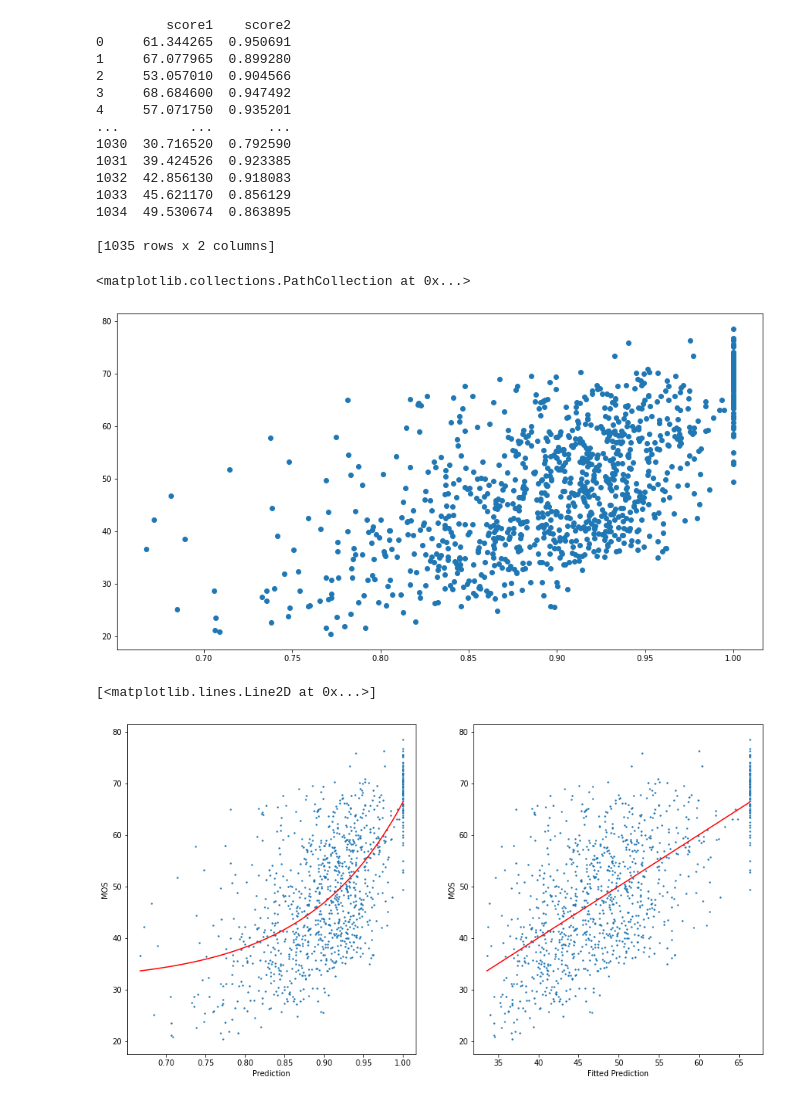
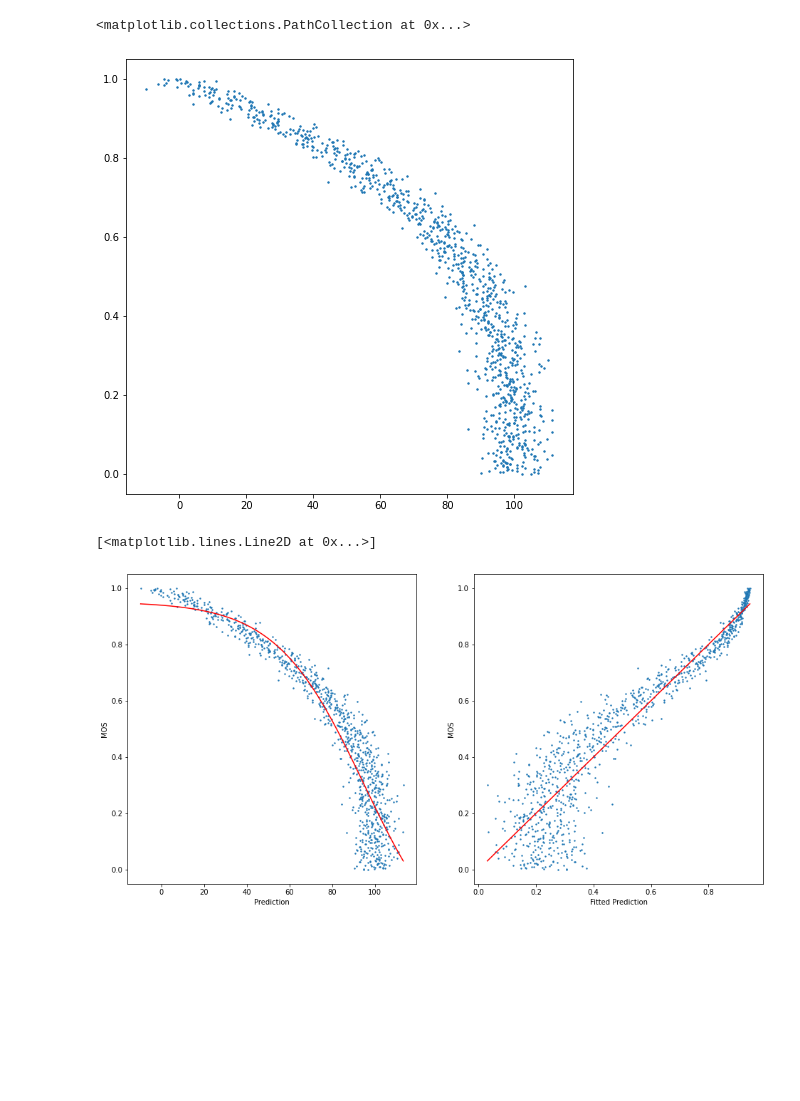
Before and after one commit to nithincbabu7/non-lin-fit-python, a Jupyter notebook: Demo.ipynb, the cells around one changed output. Saved outputs shown, nothing was run; the diff lists cells and outputs as text; code cells hidden in the pictures; blank space fills up the shorter version.

Commit message:
Changed to generated non-linear scores

```diff
--- a/Demo.ipynb
+++ b/Demo.ipynb
@@ -5,34 +5,15 @@ import matplotlib.pyplot as plt
 
 from analysis import NonLinearFit
-# %%
-import matplotlib
-matplotlib.rcParams['figure.figsize'] = [15, 8]
-# %%
-df = pd.read_csv('scores.csv', index_col=0)
-print(df)
-# %% [output]
-         score1    score2
-0     61.344265  0.950691
-1     67.077965  0.899280
-2     53.057010  0.904566
-3     68.684600  0.947492
-4     57.071750  0.935201
-...         ...       ...
-1030  30.716520  0.792590
-1031  39.424526  0.923385
-1032  42.856130  0.918083
-1033  45.621170  0.856129
-1034  49.530674  0.863895
-
-[1035 rows x 2 columns]
 # %%
-score1 = np.array(df['score1'], dtype=np.float32)
-score2 = np.array(df['score2'], dtype=np.float32)
+score1 = np.linspace(0, 1, 1000)
+score2 = 100*(1-score1**3) + 5*np.random.randn(1000)
+# score2 = np.clip(100*(score1**3) + 2*np.random.randn(1000), 0, 100)
 
-plt.scatter(score2, score1)
+matplotlib.rcParams['figure.figsize'] = [8, 8]
+plt.scatter(score2, score1, s=2)
 # %% [output]
 <matplotlib.collections.PathCollection at 0x...>
-[figure, old version]
+[figure, new version]
 # %%
 nlinfit = NonLinearFit(score1, score2)
 fitted_score = nlinfit.transform(score2)
@@ -40,6 +21,7 @@ fitted_score = nlinfit.transform(score2)
 x_lin = np.linspace(np.min(score2), np.max(score2), 1000)
 y_lin = nlinfit.transform(x_lin)
 
+matplotlib.rcParams['figure.figsize'] = [16, 8]
 plt.subplot(1, 2, 1)
 plt.scatter(score2, score1, s=2)
 plt.plot(x_lin, y_lin, c='red')
@@ -53,4 +35,4 @@ plt.ylabel('MOS')
 plt.plot([np.min(fitted_score), np.max(fitted_score)], [np.min(fitted_score), np.max(fitted_score)], c='red')
 # %% [output]
 [<matplotlib.lines.Line2D at 0x...>]
-[figure, old version]
+[figure, new version]
```
Also changed, not shown: parts of 1 cell of this notebook, 1 other file.
